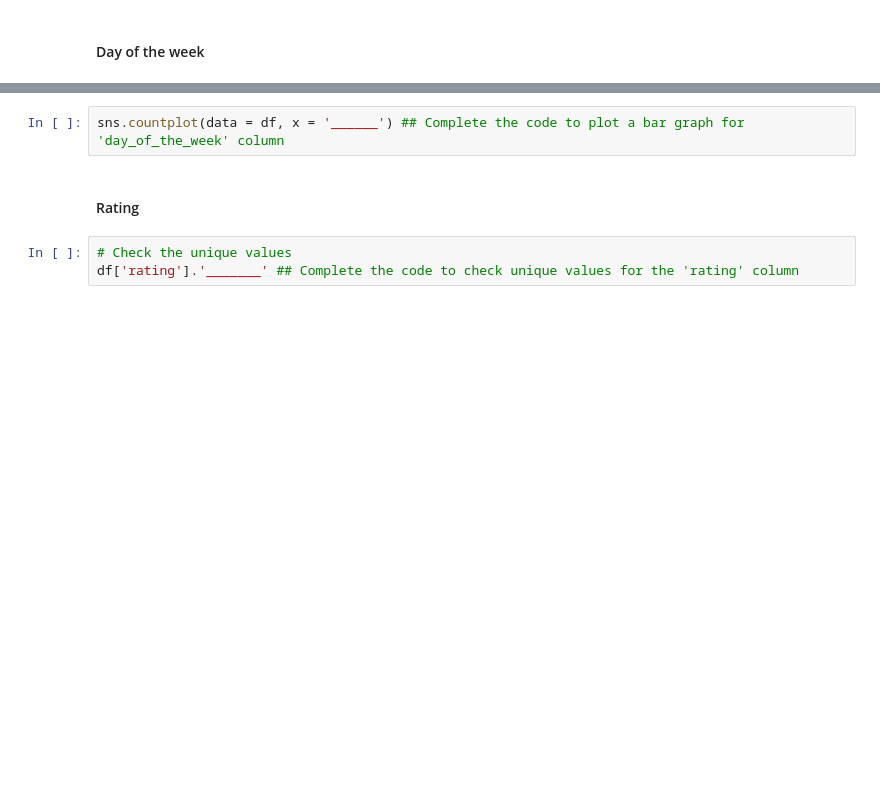
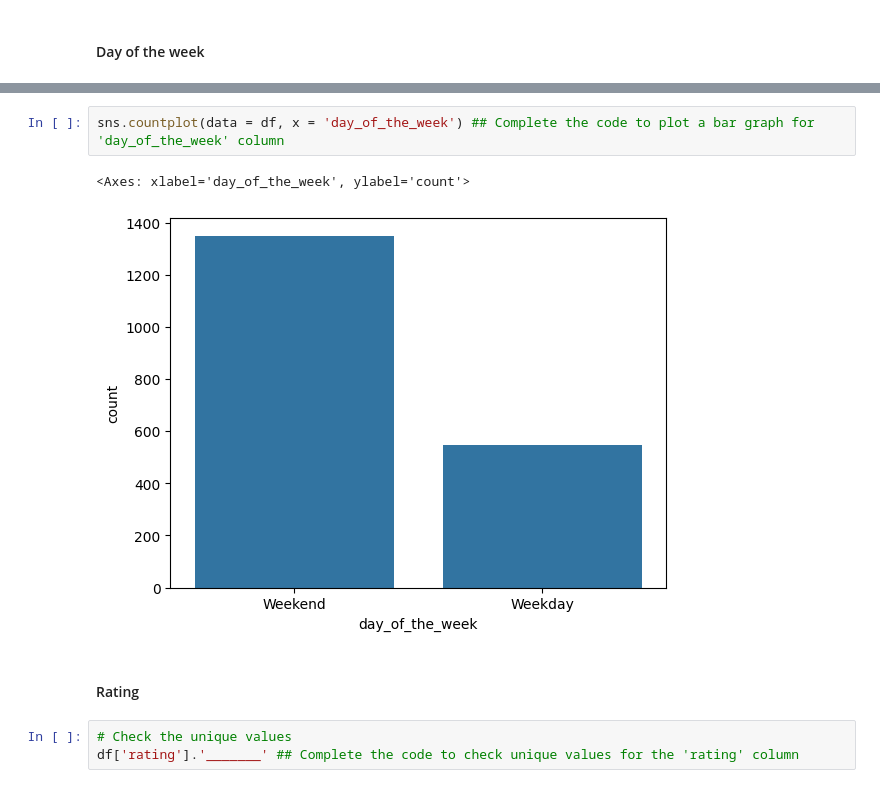
Before and after one commit to SudipKundu2023/Greatlearning, a Jupyter notebook: FoodHubUsecase/PYF_Project_Learner_Notebook_Low_Code.ipynb, the cells around one changed output, grey strips where cells are left out. Cells and saved outputs as stored; diff of their text form; blank space fills up the shorter version.

```diff
--- a/FoodHubUsecase/PYF_Project_Learner_Notebook_Low_Code.ipynb
+++ b/FoodHubUsecase/PYF_Project_Learner_Notebook_Low_Code.ipynb
@@ -211,5 +231,8 @@ df['day_of_the_week'].'_______' ## Complete the code to check unique values for
 # %%
-sns.countplot(data = df, x = '______') ## Complete the code to plot a bar graph for 'day_of_the_week' column
+sns.countplot(data = df, x = 'day_of_the_week') ## Complete the code to plot a bar graph for 'day_of_the_week' column
+# %% [output]
+<Axes: xlabel='day_of_the_week', ylabel='count'>
+[figure, added]
 # %% [markdown]
 #### Rating
 # %%
```
Also changed, not shown: parts of 7 cells of this notebook.
